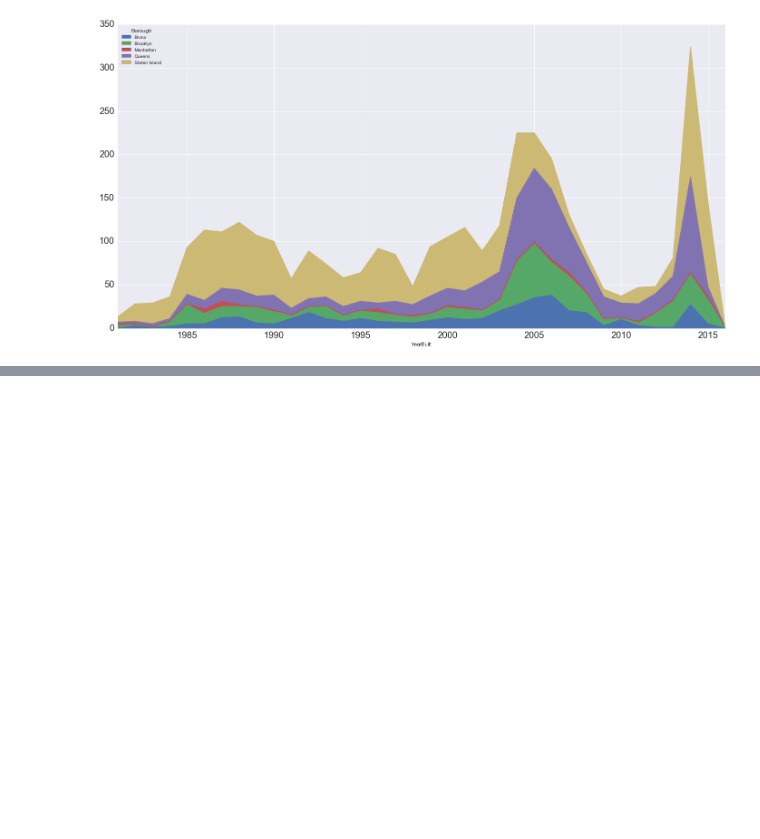
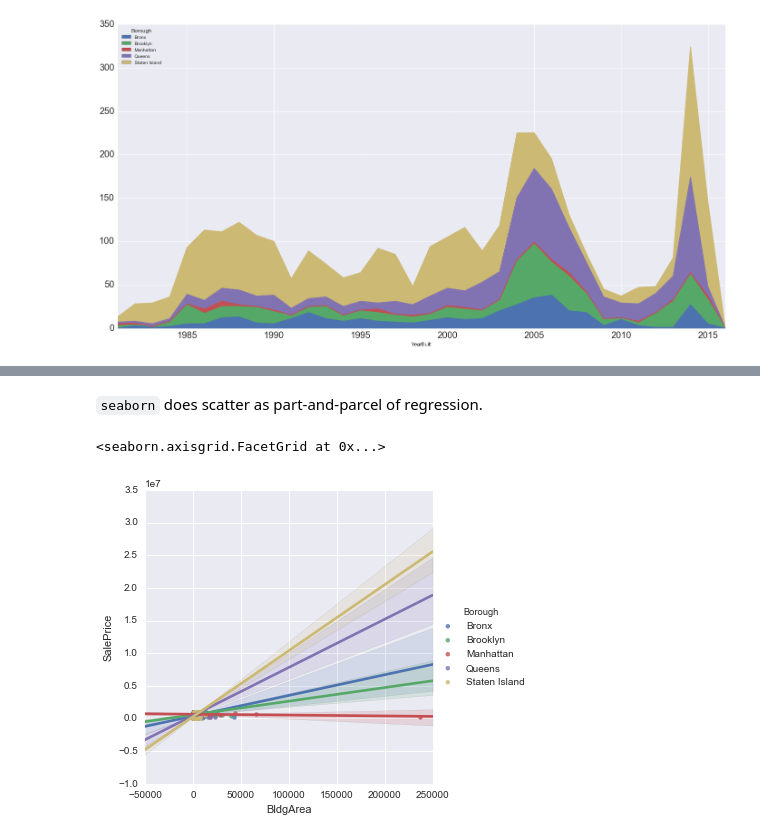
Before and after one commit to ResidentMario/nyc-health-inspections, a Jupyter notebook: pandas_api.ipynb, the cells around one changed output, grey strips where cells are left out. Saved outputs shown, nothing was run; the diff lists cells and outputs as text; code cells hidden in the pictures; blank space fills up the shorter version.

```diff
--- a/pandas_api.ipynb
+++ b/pandas_api.ipynb
@@ -328,0 +364,7 @@ sales[sales['YearBuilt'] > 1980].groupby(['Borough', 'YearBuilt']).count()['Inde
+# %% [markdown]
+`seaborn` does scatter as part-and-parcel of regression.
+# %%
+sns.lmplot(x="BldgArea", y="SalePrice", data=small_owner_dummy, hue="Borough")
+# %% [output]
+<seaborn.axisgrid.FacetGrid at 0x...>
+[figure, added]
```
Also changed, not shown: parts of 38 cells of this notebook, 1 other file.
